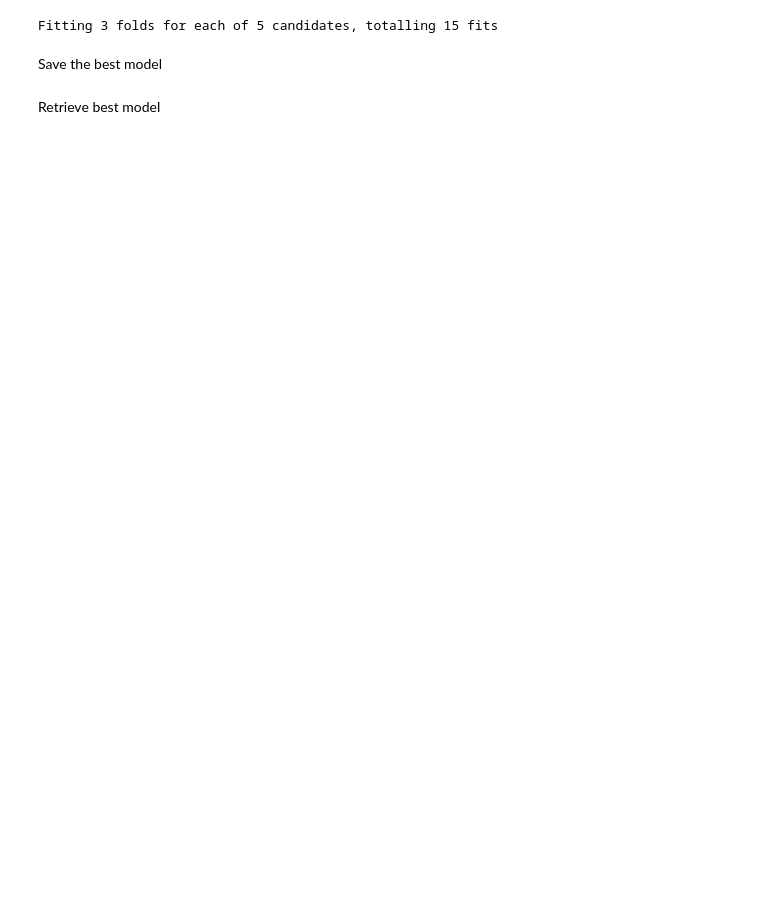
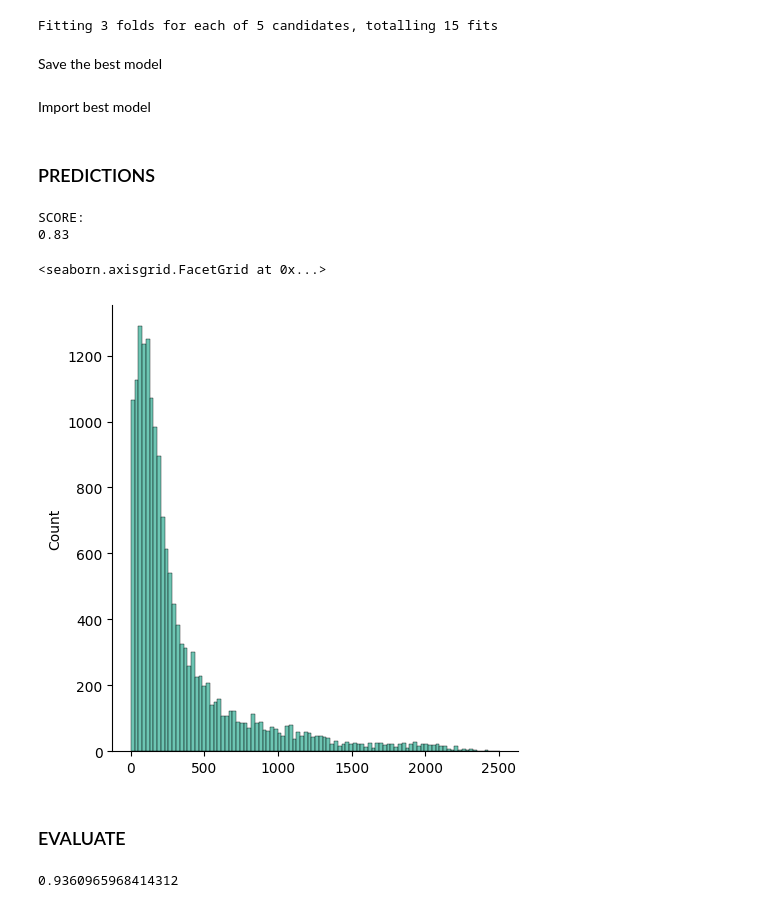
Before and after one commit to Nectar-Technologies/ledge-nectar, a Jupyter notebook: aqi/notebooks/05_fit_RSF.ipynb, the cells around one changed output. Drawn from its saved outputs; the diff is of its cells as text; code cells hidden in the pictures; blank space fills up the shorter version.

Commit message:
fix-- update RSF nb to include only model2. added plots

```diff
--- a/aqi/notebooks/05_fit_RSF.ipynb
+++ b/aqi/notebooks/05_fit_RSF.ipynb
@@ -66,16 +97,16 @@ Name: count, dtype: int64
 # %% [markdown]
 Prepare features object
 # %%
-# One-hot enconding of region
-gr = pd.get_dummies(data['region'])
-
 # Drop NAs
 X = data.dropna(subset = ['death_next_season', 'hive_age_next_season'], axis = 0)
 X.fillna(0, inplace = True)
 
-# Features object adding region
+# Features object
 X = X[features]
-X = pd.concat([X, gr], axis = 1)
+
+# One-hot enconding of region and add to features
+#gr = pd.get_dummies(data['region'])
+#X = pd.concat([X, gr], axis = 1)
 
 # Convert y to boolean
 data['death_next_season'] = data['death_next_season'].astype(bool)
@@ -88,7 +119,8 @@ data['death_next_season'] = data['death_next_season'].astype(bool)
 # Split the data
 X_train, X_test, y_train, y_test = train_test_split(
     X,
-    np.array(data.apply(lambda x: (x["death_next_season"], x["hive_age_next_season"]), axis = 1).tolist(), dtype = [('cens', '?'), ('time', '<f8')]),
+    np.array(data.apply(lambda x: (x["death_next_season"], x["hive_age_next_season"]), axis = 1)\
+        .tolist(), dtype = [('cens', '?'), ('time', '<f8')]),
     test_size = 0.15,
     random_state = 8
 )
@@ -127,2 +165,2 @@ joblib.dump(rf_random.best_estimator_, filename)
 # %% [markdown]
-Retrieve best model
+Import best model
@@ -130,0 +167,20 @@ rsf = rf_random.best_estimator_
+# %%
+import joblib
+cluster_job = os.path.join(os.getcwd(), '..', 'cluster_job')
+rf_random = joblib.load(os.path.join(cluster_job, 'best_RSF_NoRegion.pkl'))
+# %% [markdown]
+### PREDICTIONS
+# %%
+preds = rf_random.predict(X_test)
+# %%
+print("SCORE:")
+print(round(rf_random.score(X_test, y_test), 2))
+
+sns.displot(preds, color = "#3CB29A")
+# %% [output]
+SCORE:
+0.83
+<seaborn.axisgrid.FacetGrid at 0x...>
+[figure, added]
+# %% [markdown]
+### EVALUATE
@@ -130,0 +197,4 @@ rsf = rf_random.best_estimator_
+# %%
+rsf_mean_auc
+# %% [output]
+0.9360965968414312
```
Also changed, not shown: parts of 18 cells of this notebook.
